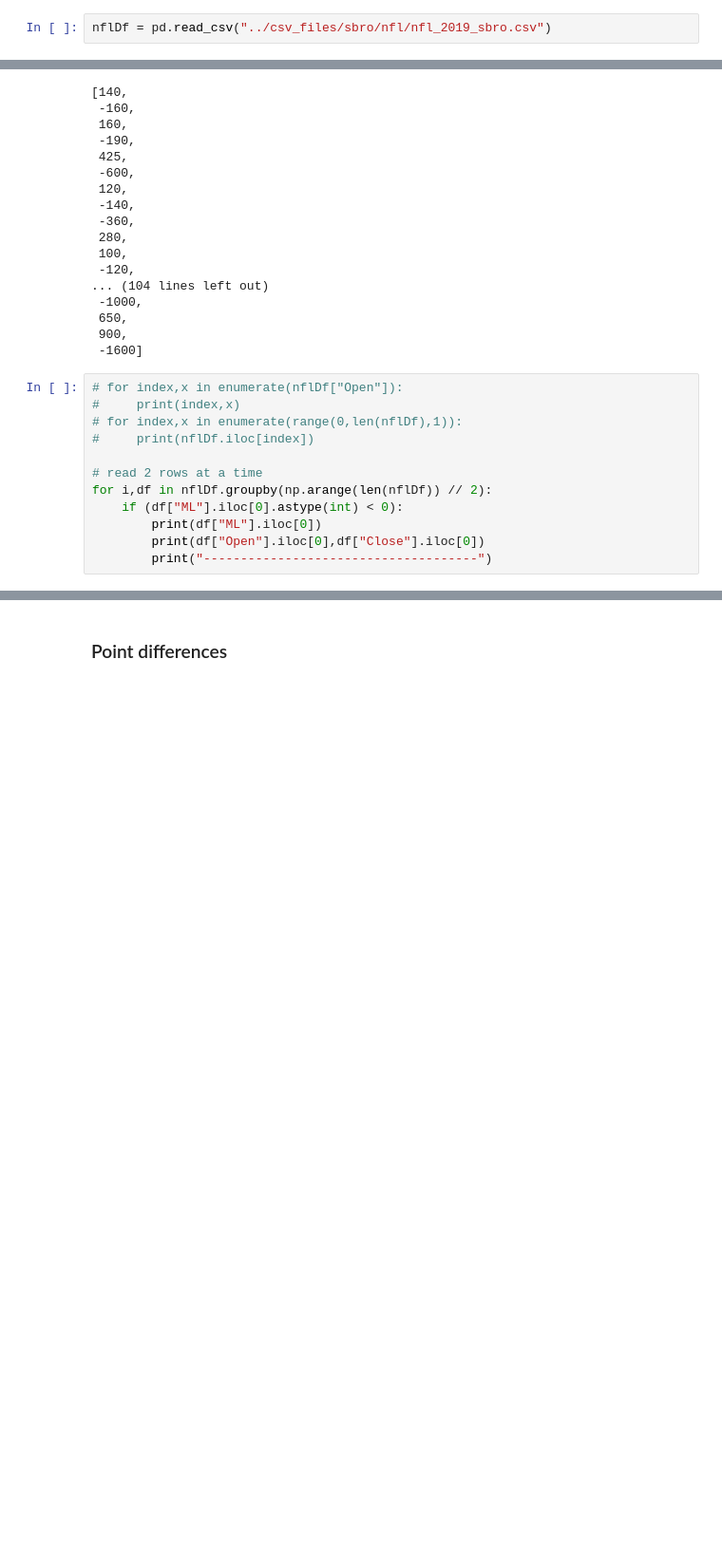
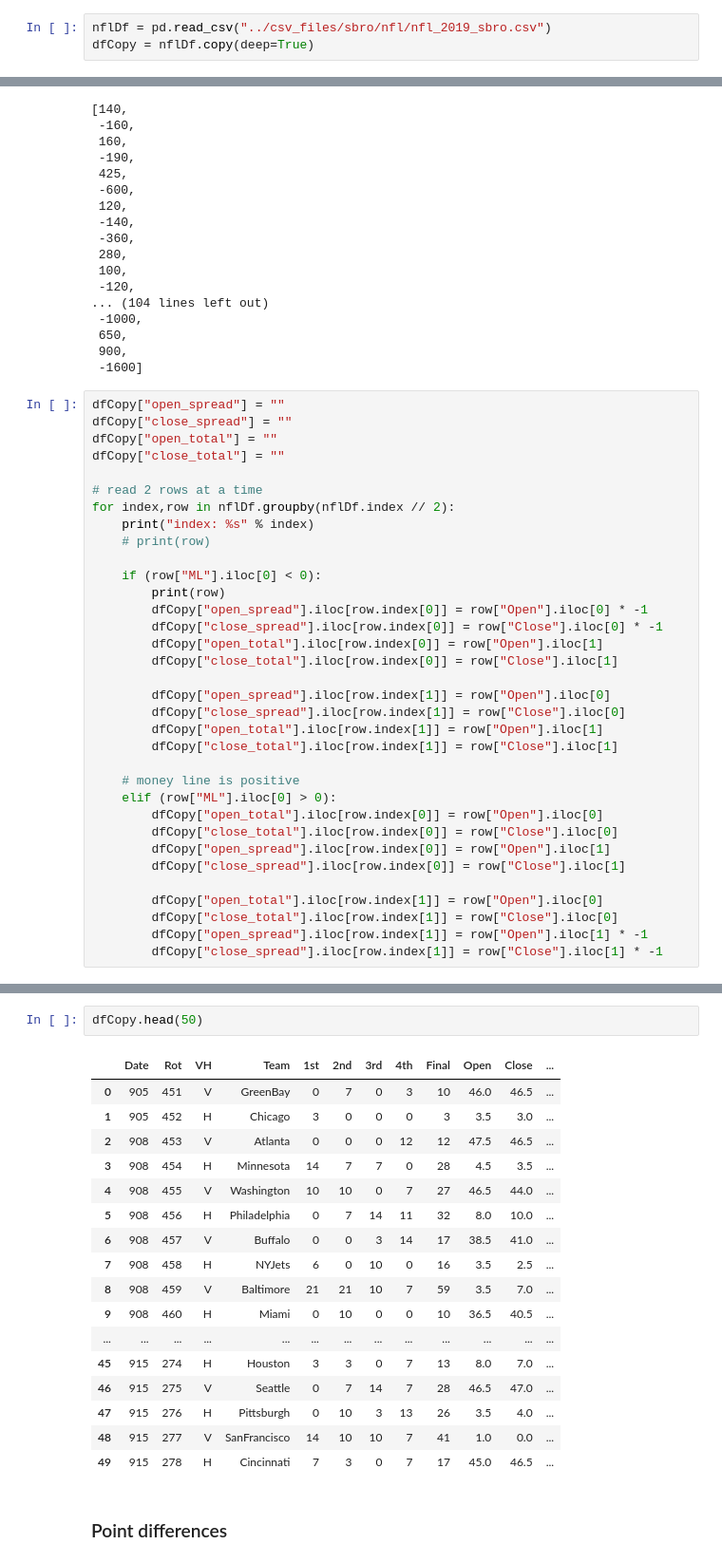
Before and after one commit to tamle7422/data_analysis, a Jupyter notebook: nfl.ipynb, the cells around one changed output, grey strips where cells are left out. Shown at 95% size. Cells and saved outputs as stored; diff of their text form; blank space fills up the shorter version.

Commit message:
Update spread

```diff
--- a/nfl.ipynb
+++ b/nfl.ipynb
@@ -35,6 +35,7 @@ def parseDate(df):
             df["Date"].iloc[index] = month + "/" + day + "/" + "2020"
 # %%
 nflDf = pd.read_csv("../csv_files/sbro/nfl/nfl_2019_sbro.csv")
+dfCopy = nflDf.copy(deep=True)
 # %%
 nflDf.set_index(["Date"])
 # %% [output]
@@ -128,15 +165,37 @@ nflDf["ML"].unique().tolist()
  900,
  -1600]
 # %%
-# for index,x in enumerate(nflDf["Open"]):
-#     print(index,x)
-# for index,x in enumerate(range(0,len(nflDf),1)):
-#     print(nflDf.iloc[index])
+dfCopy["open_spread"] = ""
+dfCopy["close_spread"] = ""
+dfCopy["open_total"] = ""
+dfCopy["close_total"] = ""
 
 # read 2 rows at a time
-for i,df in nflDf.groupby(np.arange(len(nflDf)) // 2):
-    if (df["ML"].iloc[0].astype(int) < 0):
-        print(df["ML"].iloc[0])
-        print(df["Open"].iloc[0],df["Close"].iloc[0])
-        print("-------------------------------------")
+for index,row in nflDf.groupby(nflDf.index // 2):
+    print("index: %s" % index)
+    # print(row)
+
+    if (row["ML"].iloc[0] < 0):
+        print(row)
+        dfCopy["open_spread"].iloc[row.index[0]] = row["Open"].iloc[0] * -1
+        dfCopy["close_spread"].iloc[row.index[0]] = row["Close"].iloc[0] * -1
+        dfCopy["open_total"].iloc[row.index[0]] = row["Open"].iloc[1]
+        dfCopy["close_total"].iloc[row.index[0]] = row["Close"].iloc[1]
+
+        dfCopy["open_spread"].iloc[row.index[1]] = row["Open"].iloc[0]
+        dfCopy["close_spread"].iloc[row.index[1]] = row["Close"].iloc[0]
+        dfCopy["open_total"].iloc[row.index[1]] = row["Open"].iloc[1]
+        dfCopy["close_total"].iloc[row.index[1]] = row["Close"].iloc[1]
+
+    # money line is positive
+    elif (row["ML"].iloc[0] > 0):
+        dfCopy["open_total"].iloc[row.index[0]] = row["Open"].iloc[0]
+        dfCopy["close_total"].iloc[row.index[0]] = row["Close"].iloc[0]
+        dfCopy["open_spread"].iloc[row.index[0]] = row["Open"].iloc[1]
+        dfCopy["close_spread"].iloc[row.index[0]] = row["Close"].iloc[1]
+
+        dfCopy["open_total"].iloc[row.index[1]] = row["Open"].iloc[0]
+        dfCopy["close_total"].iloc[row.index[1]] = row["Close"].iloc[0]
+        dfCopy["open_spread"].iloc[row.index[1]] = row["Open"].iloc[1] * -1
+        dfCopy["close_spread"].iloc[row.index[1]] = row["Close"].iloc[1] * -1
 # %% [output]
@@ -160,3 +439,23 @@ for i,df in nflDf.groupby(np.arange(len(nflDf)) // 2):
+# %%
+dfCopy.head(50)
+# %% [output]
+|  | Date | Rot | VH | Team | 1st | 2nd | 3rd | 4th | Final | Open | Close | ... |
+| 0 | 905 | 451 | V | GreenBay | 0 | 7 | 0 | 3 | 10 | 46.0 | 46.5 | ... |
+| 1 | 905 | 452 | H | Chicago | 3 | 0 | 0 | 0 | 3 | 3.5 | 3.0 | ... |
+| 2 | 908 | 453 | V | Atlanta | 0 | 0 | 0 | 12 | 12 | 47.5 | 46.5 | ... |
+| 3 | 908 | 454 | H | Minnesota | 14 | 7 | 7 | 0 | 28 | 4.5 | 3.5 | ... |
+| 4 | 908 | 455 | V | Washington | 10 | 10 | 0 | 7 | 27 | 46.5 | 44.0 | ... |
+| 5 | 908 | 456 | H | Philadelphia | 0 | 7 | 14 | 11 | 32 | 8.0 | 10.0 | ... |
+| 6 | 908 | 457 | V | Buffalo | 0 | 0 | 3 | 14 | 17 | 38.5 | 41.0 | ... |
+| 7 | 908 | 458 | H | NYJets | 6 | 0 | 10 | 0 | 16 | 3.5 | 2.5 | ... |
+| 8 | 908 | 459 | V | Baltimore | 21 | 21 | 10 | 7 | 59 | 3.5 | 7.0 | ... |
+| 9 | 908 | 460 | H | Miami | 0 | 10 | 0 | 0 | 10 | 36.5 | 40.5 | ... |
+| ... | ... | ... | ... | ... | ... | ... | ... | ... | ... | ... | ... | ... |
+| 45 | 915 | 274 | H | Houston | 3 | 3 | 0 | 7 | 13 | 8.0 | 7.0 | ... |
+| 46 | 915 | 275 | V | Seattle | 0 | 7 | 14 | 7 | 28 | 46.5 | 47.0 | ... |
+| 47 | 915 | 276 | H | Pittsburgh | 0 | 10 | 3 | 13 | 26 | 3.5 | 4.0 | ... |
+| 48 | 915 | 277 | V | SanFrancisco | 14 | 10 | 10 | 7 | 41 | 1.0 | 0.0 | ... |
+| 49 | 915 | 278 | H | Cincinnati | 7 | 3 | 0 | 7 | 17 | 45.0 | 46.5 | ... |
 # %% [markdown]
 ### Point differences
 # %%
```
Also changed, not shown: parts of 6 cells of this notebook.
